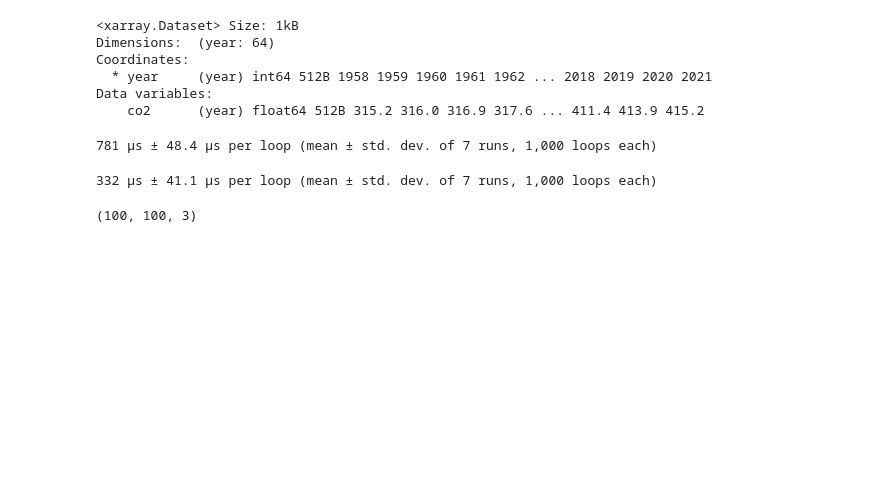
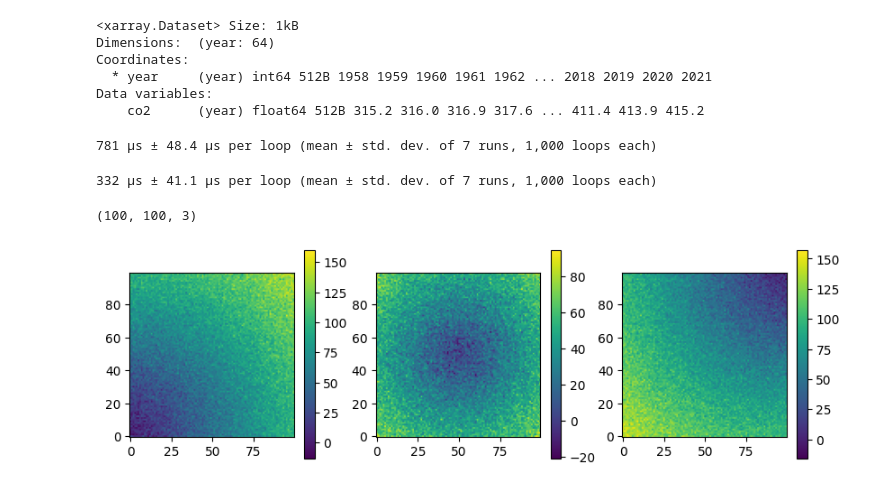
Before and after one commit to Elianamos29/Advanced-python-projects, a Jupyter notebook: analyze-co2-concentration/Xarray.ipynb, the cells around one changed output. Cells and saved outputs as stored; diff of their text form; code cells hidden in the pictures; blank space fills up the shorter version.

Commit message:
visualize the measurements in the dataset as three squares using matplotlibs imshow function to show the intensity of the measurments

```diff
--- a/analyze-co2-concentration/Xarray.ipynb
+++ b/analyze-co2-concentration/Xarray.ipynb
@@ -90,3 +90,13 @@ measures = np.load('2d_measure.npy')
 measures.shape
 # %% [output]
 (100, 100, 3)
+# %%
+fig, ax = plt.subplots(1, 3, figsize=(10, 3))
+
+for i in range(3):
+    c = ax[i].imshow(measures[:, :, i], origin='lower')
+    plt.colorbar(c, ax=ax[i])
+
+plt.show()
+# %% [output]
+[figure, added]
```
